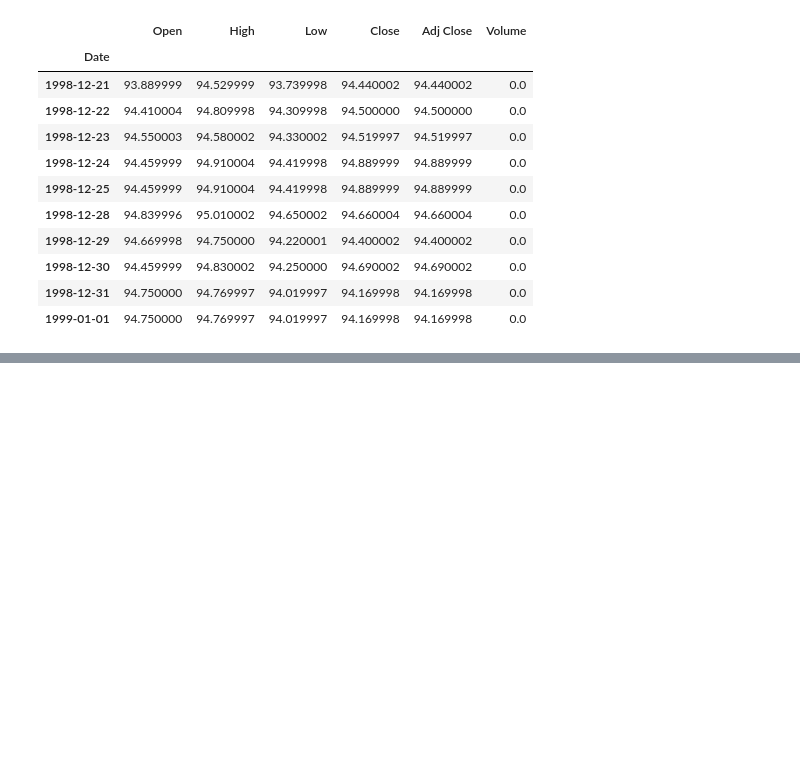
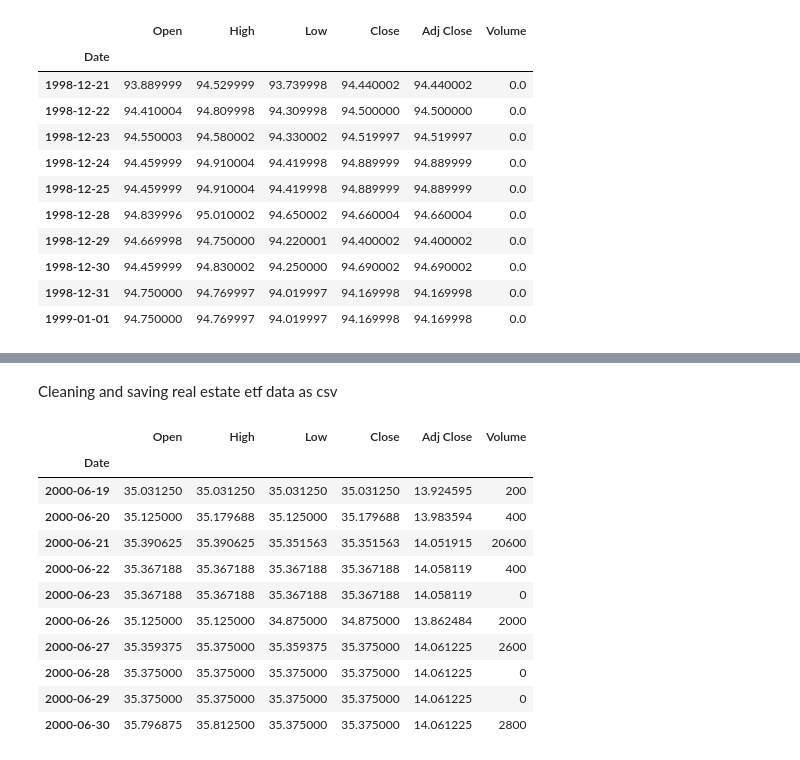
Before and after one commit to AndrewRBader/CU-Fintech_Project-1, a Jupyter notebook: Andrew/cleaning-data.ipynb, the cells around one changed output, grey strips where cells are left out. Drawn from its saved outputs; the diff is of its cells as text; code cells hidden in the pictures; blank space fills up the shorter version.

Commit message:
real estate etf data clean

```diff
--- a/Andrew/cleaning-data.ipynb
+++ b/Andrew/cleaning-data.ipynb
@@ -211,3 +211,27 @@ usd_index_df.hvplot(
 # writing to csv
 
 tnx_df.to_csv("../Resources/clean-data/usd_index_clean.csv")
+# %% [markdown]
+Cleaning and saving real estate etf data as csv
+# %%
+#using pandas read_csv function to pull in file and set index to the date
+real_estate_etf_df = pd.read_csv("../Resources/IYR US Real Estate ETF.csv", index_col='Date', parse_dates=True, infer_datetime_format=True)
+
+# dropping NaN rows
+real_estate_etf_df = real_estate_etf_df.dropna()
+
+# displaying first 10 rows of the dataframe
+real_estate_etf_df.head(10)
+# %% [output]
+|  | Open | High | Low | Close | Adj Close | Volume |
+| Date |  |  |  |  |  |  |
+| 2000-06-19 | 35.031250 | 35.031250 | 35.031250 | 35.031250 | 13.924595 | 200 |
+| 2000-06-20 | 35.125000 | 35.179688 | 35.125000 | 35.179688 | 13.983594 | 400 |
+| 2000-06-21 | 35.390625 | 35.390625 | 35.351563 | 35.351563 | 14.051915 | 20600 |
+| 2000-06-22 | 35.367188 | 35.367188 | 35.367188 | 35.367188 | 14.058119 | 400 |
+| 2000-06-23 | 35.367188 | 35.367188 | 35.367188 | 35.367188 | 14.058119 | 0 |
+| 2000-06-26 | 35.125000 | 35.125000 | 34.875000 | 34.875000 | 13.862484 | 2000 |
+| 2000-06-27 | 35.359375 | 35.375000 | 35.359375 | 35.375000 | 14.061225 | 2600 |
+| 2000-06-28 | 35.375000 | 35.375000 | 35.375000 | 35.375000 | 14.061225 | 0 |
+| 2000-06-29 | 35.375000 | 35.375000 | 35.375000 | 35.375000 | 14.061225 | 0 |
+| 2000-06-30 | 35.796875 | 35.812500 | 35.375000 | 35.375000 | 14.061225 | 2800 |
```
Also changed, not shown: parts of 3 cells of this notebook, 1 other file.
